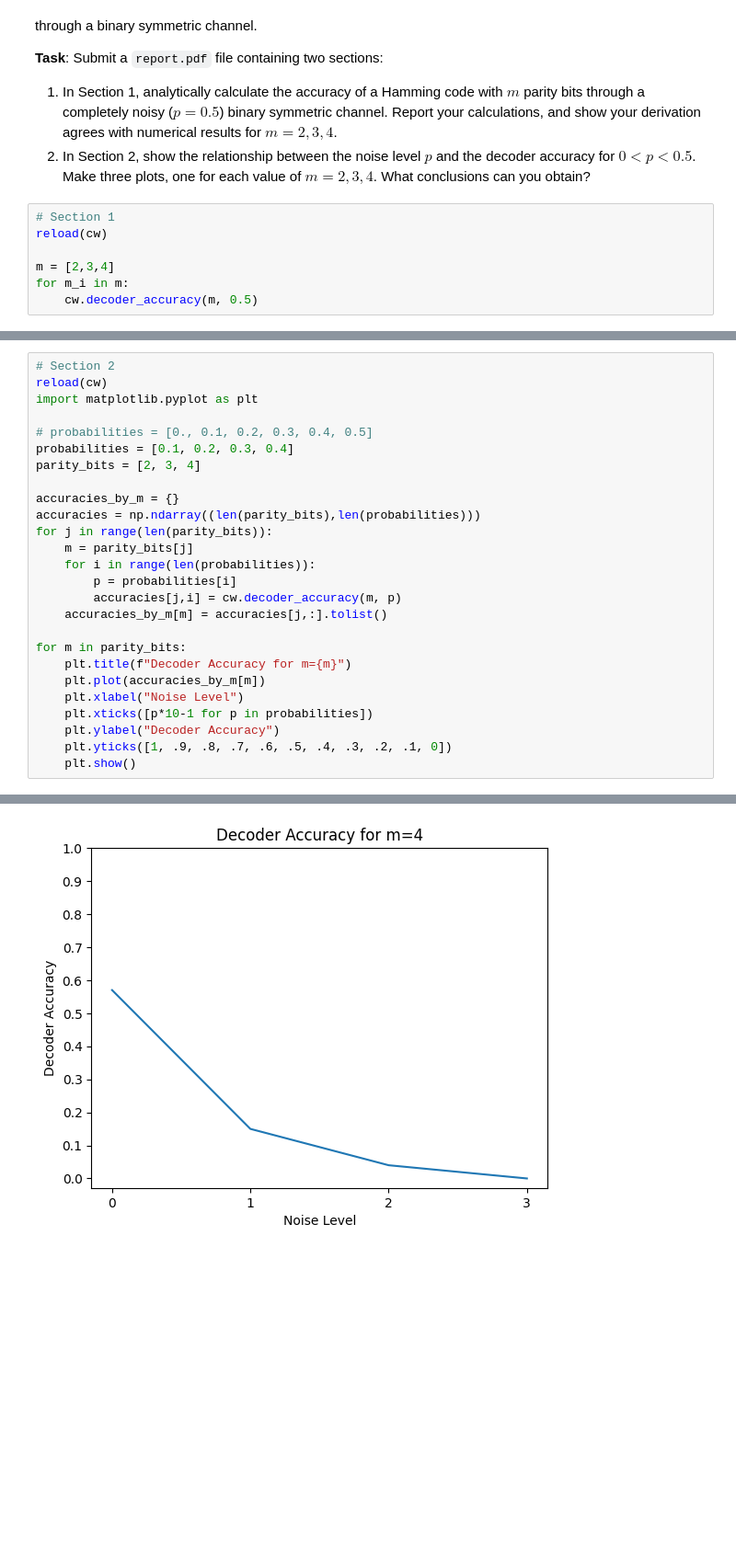
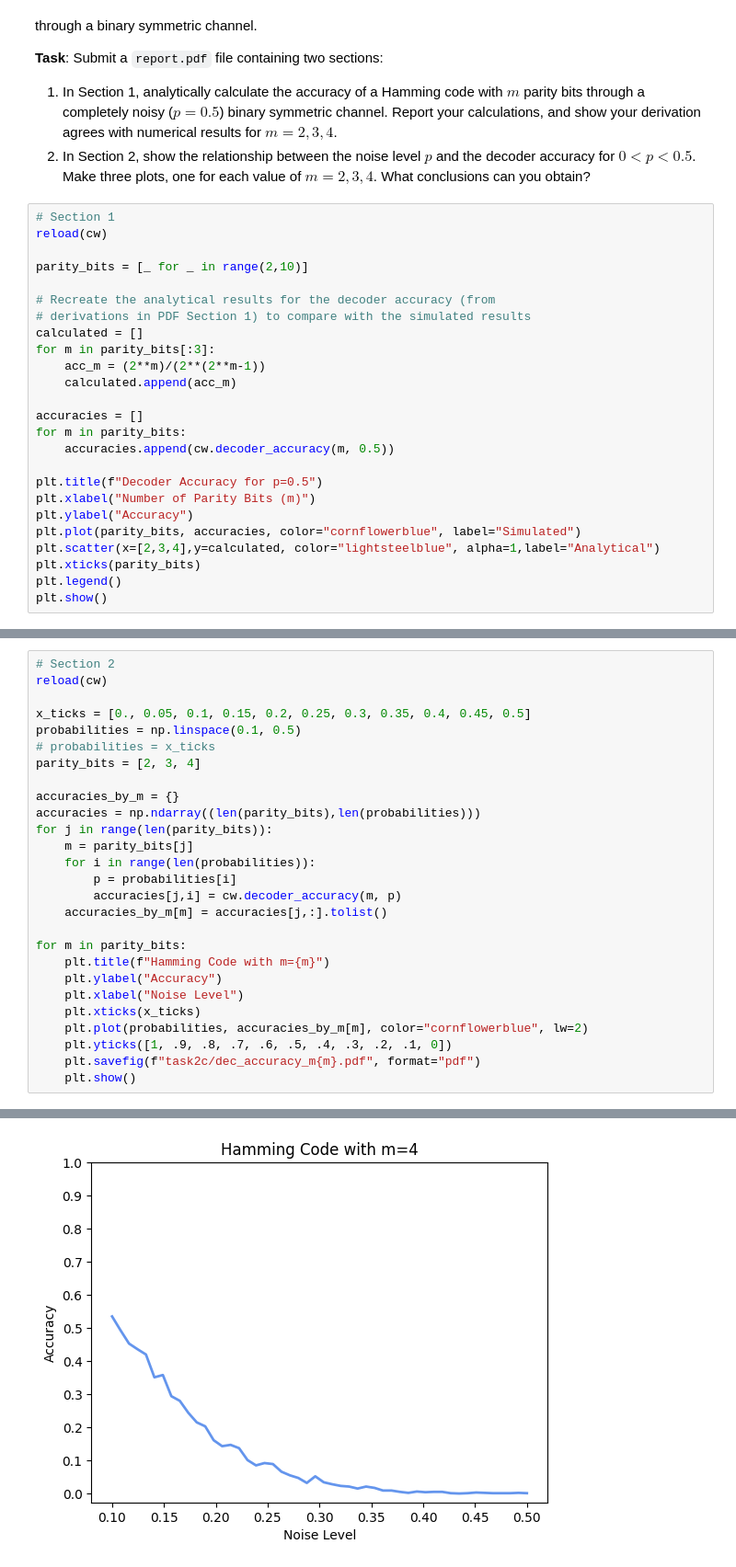
Before and after one commit to belfioreasia/Statistical-Information-Theory, a Jupyter notebook: Lab_4_Hamming_code.ipynb, the cells around one changed output, grey strips where cells are left out. Shown at 92% size. Cells and saved outputs as stored; diff of their text form; blank space fills up the shorter version.

Commit message:
Finalised functions and plots.

```diff
--- a/Lab_4_Hamming_code.ipynb
+++ b/Lab_4_Hamming_code.ipynb
@@ -400,6 +447,24 @@ Using the results of tasks 2a and 2b, you should now be able to visualise the ac
 # Section 1
 reload(cw)
 
-m = [2,3,4]
-for m_i in m:
-    cw.decoder_accuracy(m, 0.5)
+parity_bits = [_ for _ in range(2,10)]
+
+# Recreate the analytical results for the decoder accuracy (from
+# derivations in PDF Section 1) to compare with the simulated results
+calculated = []
+for m in parity_bits[:3]:
+    acc_m = (2**m)/(2**(2**m-1))
+    calculated.append(acc_m)
+
+accuracies = []
+for m in parity_bits:
+    accuracies.append(cw.decoder_accuracy(m, 0.5))
+
+plt.title(f"Decoder Accuracy for p=0.5")
+plt.xlabel("Number of Parity Bits (m)")
+plt.ylabel("Accuracy")
+plt.plot(parity_bits, accuracies, color="cornflowerblue", label="Simulated")
+plt.scatter(x=[2,3,4],y=calculated, color="lightsteelblue", alpha=1,label="Analytical")
+plt.xticks(parity_bits)
+plt.legend()
+plt.show()
@@ -406,10 +473,10 @@ for m_i in m:
 # %%
 # Section 2
 reload(cw)
-import matplotlib.pyplot as plt
 
-# probabilities = [0., 0.1, 0.2, 0.3, 0.4, 0.5]
-probabilities = [0.1, 0.2, 0.3, 0.4]
+x_ticks = [0., 0.05, 0.1, 0.15, 0.2, 0.25, 0.3, 0.35, 0.4, 0.45, 0.5]
+probabilities = np.linspace(0.1, 0.5)
+# probabilities = x_ticks
 parity_bits = [2, 3, 4]
 
 accuracies_by_m = {}
@@ -422,11 +489,12 @@ for j in range(len(parity_bits)):
     accuracies_by_m[m] = accuracies[j,:].tolist()
 
 for m in parity_bits:
-    plt.title(f"Decoder Accuracy for m={m}")
-    plt.plot(accuracies_by_m[m])
+    plt.title(f"Hamming Code with m={m}")
+    plt.ylabel("Accuracy")
     plt.xlabel("Noise Level")
-    plt.xticks([p*10-1 for p in probabilities])
-    plt.ylabel("Decoder Accuracy")
+    plt.xticks(x_ticks)
+    plt.plot(probabilities, accuracies_by_m[m], color="cornflowerblue", lw=2)
     plt.yticks([1, .9, .8, .7, .6, .5, .4, .3, .2, .1, 0])
+    plt.savefig(f"task2c/dec_accuracy_m{m}.pdf", format="pdf")
     plt.show()
 # %% [output]
@@ -435 +503 @@ for m in parity_bits:
-[figure, old version]
+[figure, new version]
```
Also changed, not shown: parts of 9 cells of this notebook, 9 other files.
